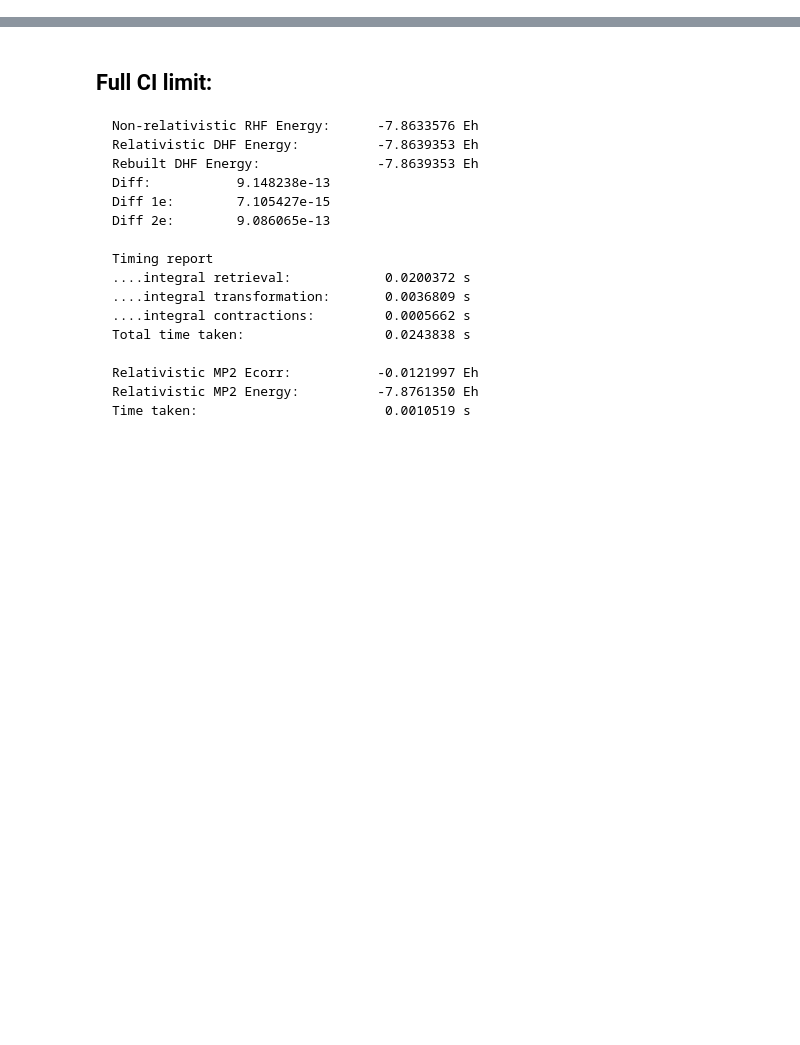
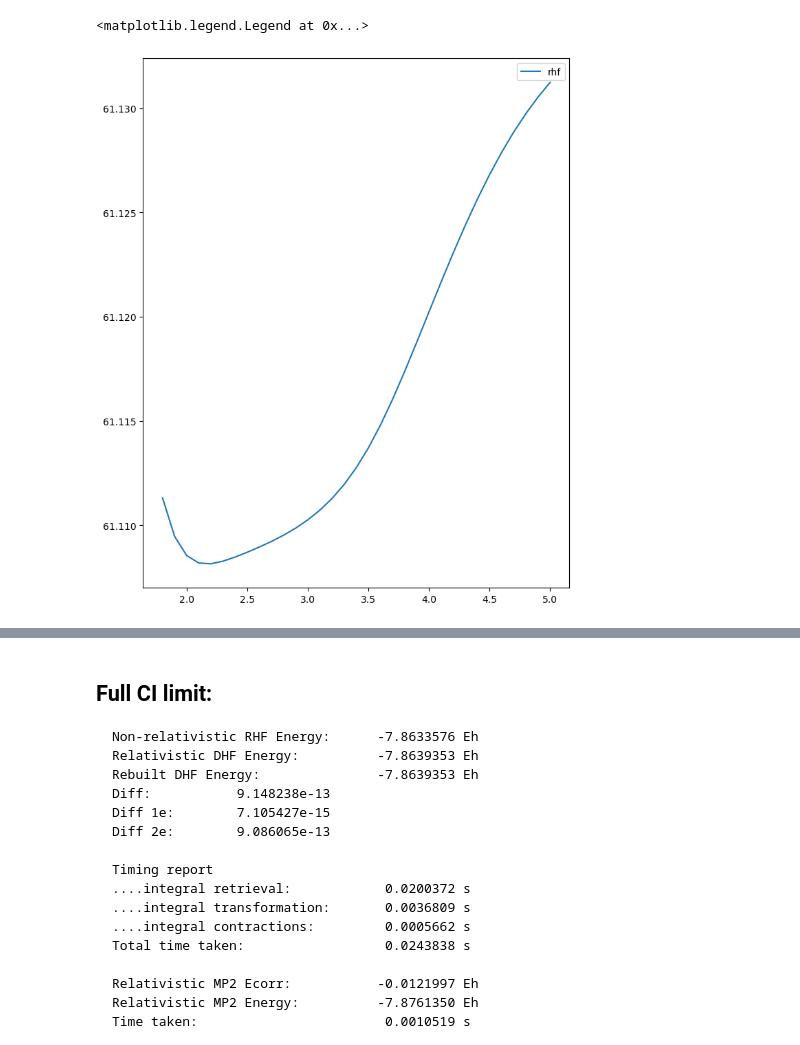
Before and after one commit to brianz98/4c-DSRG-MRPT, a Jupyter notebook: 4c-dsrg-mrpt2.ipynb, the cells around one changed output, grey strips where cells are left out. Drawn from its saved outputs; the diff is of its cells as text; code cells hidden in the pictures; blank space fills up the shorter version.

```diff
--- a/4c-dsrg-mrpt2.ipynb
+++ b/4c-dsrg-mrpt2.ipynb
@@ -994,0 +1005,39 @@ Time taken:              2.6087 s
+# %%
+def dsrg_wrapper(s, bl):
+    mol = pyscf.gto.M(
+        verbose = 2,
+        atom = f'''
+    H 0 0 0
+    Br 0 {bl} 0
+    ''',
+        basis = 'cc-pvdz', spin=0, charge=0, symmetry=False
+    )
+    a = mySCF(mol, verbose=False)
+    a.run_rhf(build_spinorb_ints=False)
+    a.run_dhf(transform=True, debug=False, frozen=(10,0), with_ssss=True, density_fitting=True)
+    a.run_mp2(relativistic=True)
+    a.run_casci(cas=(6,8), do_fci=False, rdm_level=3, relativistic=True, semi_canonicalize=True)
+    a.do_dsrg_mrpt2(s=s, relativistic=True)
+
+    return np.array([a.rhf_energy, a.dhf_energy, a.e_mp2, a.e_dsrg_mrpt2+a.e_casci-a.dhf_energy])
+
+
+def hf_wrapper(bl):
+    mol = pyscf.gto.M(
+        verbose = 2,
+        atom = f'''
+    Br 0 0 0
+    Br 0 {bl} 0
+    ''',
+        basis = 'cc-pvdz', spin=0, charge=0, symmetry=False
+    )
+    a = mySCF(mol, verbose=False)
+    a.run_rhf(build_spinorb_ints=False, density_fitting=True)
+    a.run_dhf(transform=False, density_fitting=True)
+    return np.array([a.rhf_energy, a.dhf_energy])
+# %%
+bls = np.arange(1.8,5.01,0.1)
+energies = np.zeros((len(bls),2))
+for i in range(len(bls)):
+    print(f'Doing {bls[i]}')
+    energies[i,:] = hf_wrapper(bls[i])
@@ -994,0 +1062,9 @@ Time taken:              2.6087 s
+# %%
+f,ax = plt.subplots(figsize=(8,10))
+shift = energies[4,0]-energies[4,1]
+ax.plot(bls, energies[:,0]-energies[:,1],label='rhf')
+#ax.plot(bls, energies[:,1],label='dhf')
+ax.legend()
+# %% [output]
+<matplotlib.legend.Legend at 0x...>
+[figure, added]
```
Also changed, not shown: parts of 9 cells of this notebook.
